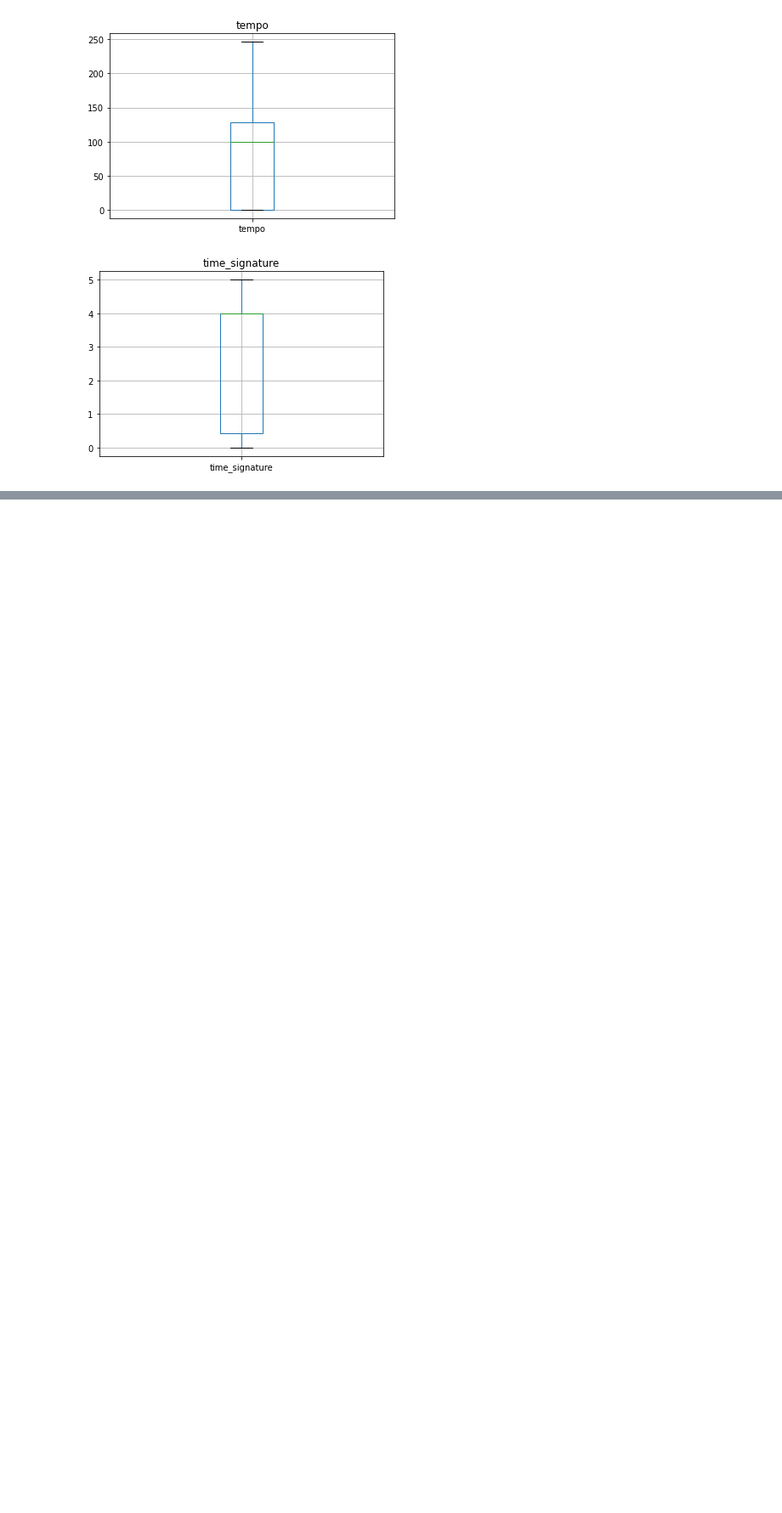
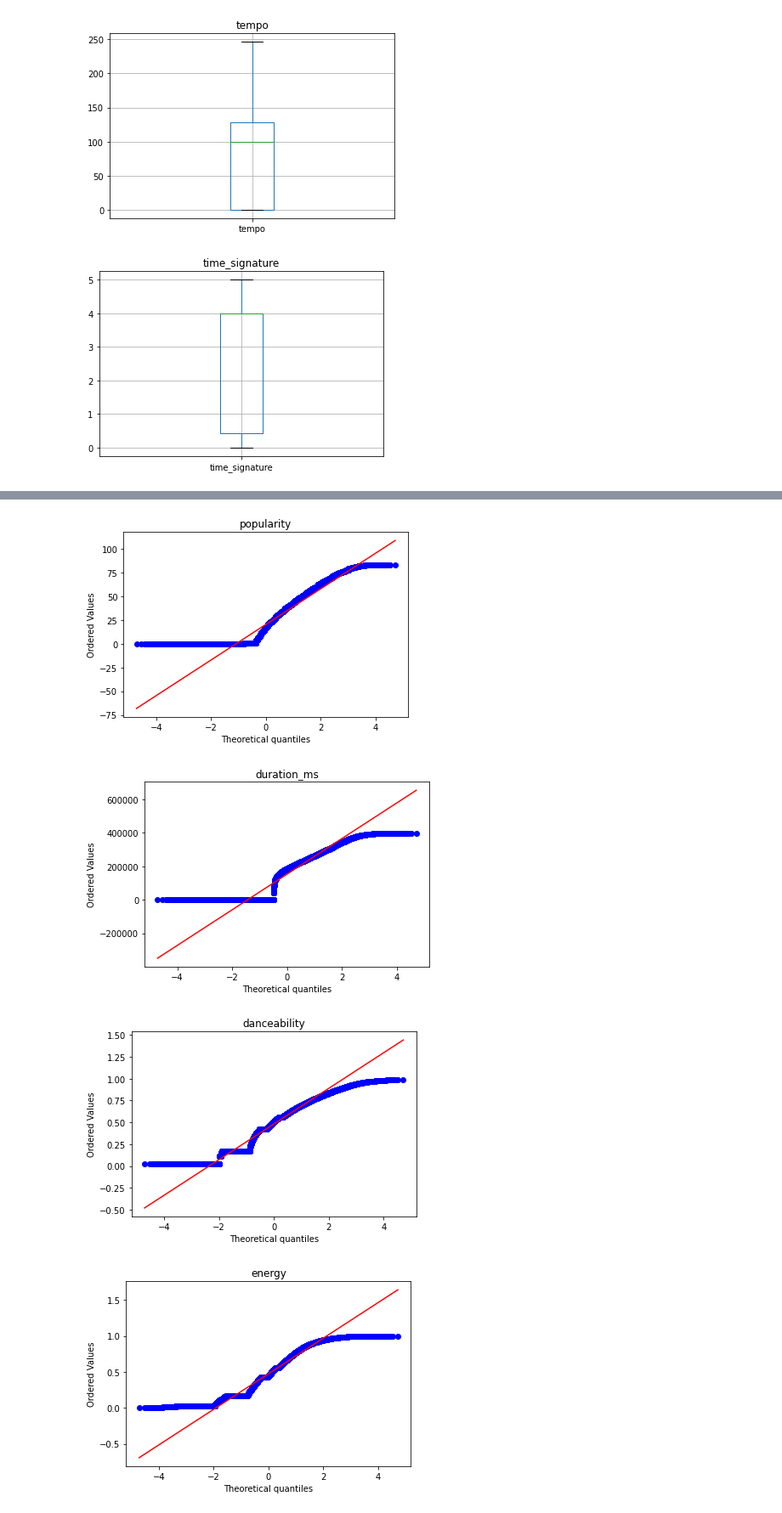
Before and after one commit to lucio-cornejo/proyecto-analisis-de-datos-1INF03, a Jupyter notebook: codes/limpieza_de_datos.ipynb, the cells around one changed output, grey strips where cells are left out. Shown: that part at 85% size. Cells and saved outputs as stored; diff of their text form; code cells hidden in the pictures; blank space fills up the shorter version.

```diff
--- a/codes/limpieza_de_datos.ipynb
+++ b/codes/limpieza_de_datos.ipynb
@@ -409,0 +412,17 @@ for col in columnas:
+# %%
+# Graficamos el Q-Q plot de cada variable
+# ¿Qué variables aparentemente siguen una normal?
+import numpy as np
+import pylab
+import scipy.stats as stats
+
+# La funcion select_dtypes genera un DataFrame formado únicamente por columnas del tipo indicado como argumento
+for col in dfnum_outlier.select_dtypes('number').columns:
+  stats.probplot(dfnum_outlier[col], dist="norm", plot=plt)
+  plt.title(col)
+  pylab.show()
+# %% [output]
+[figure, added]
+[figure, added]
+[figure, added]
+[figure, added]
```
Also changed, not shown: parts of 2 cells of this notebook.
